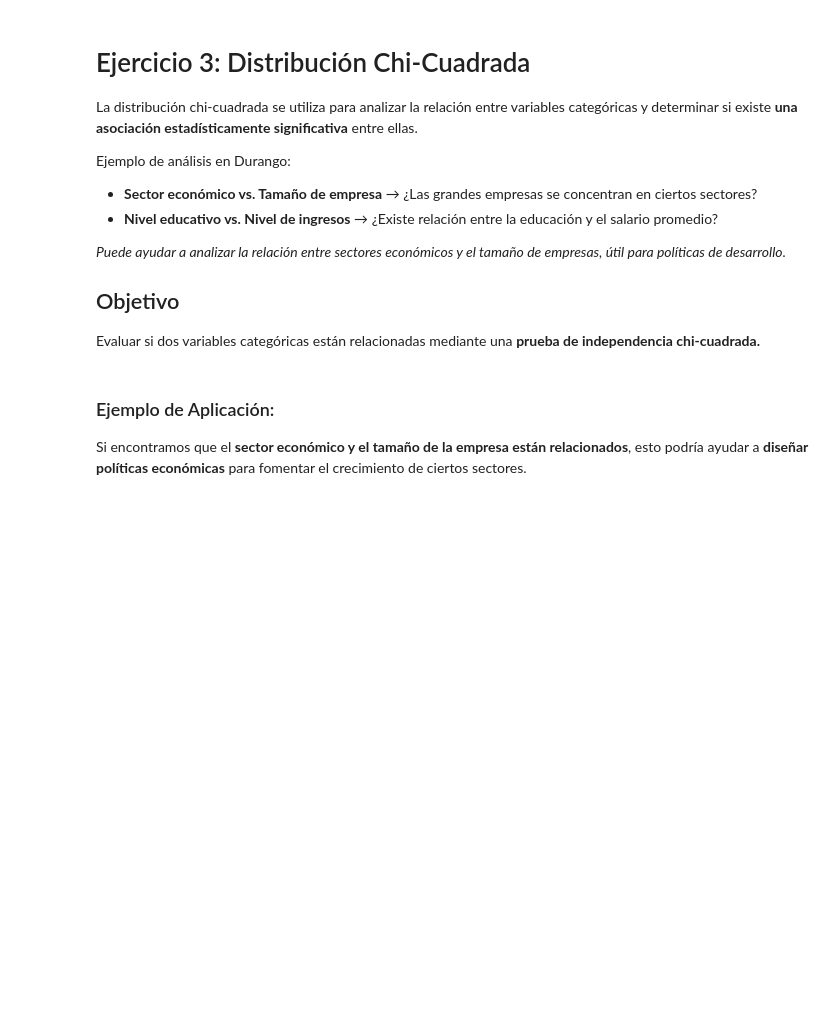
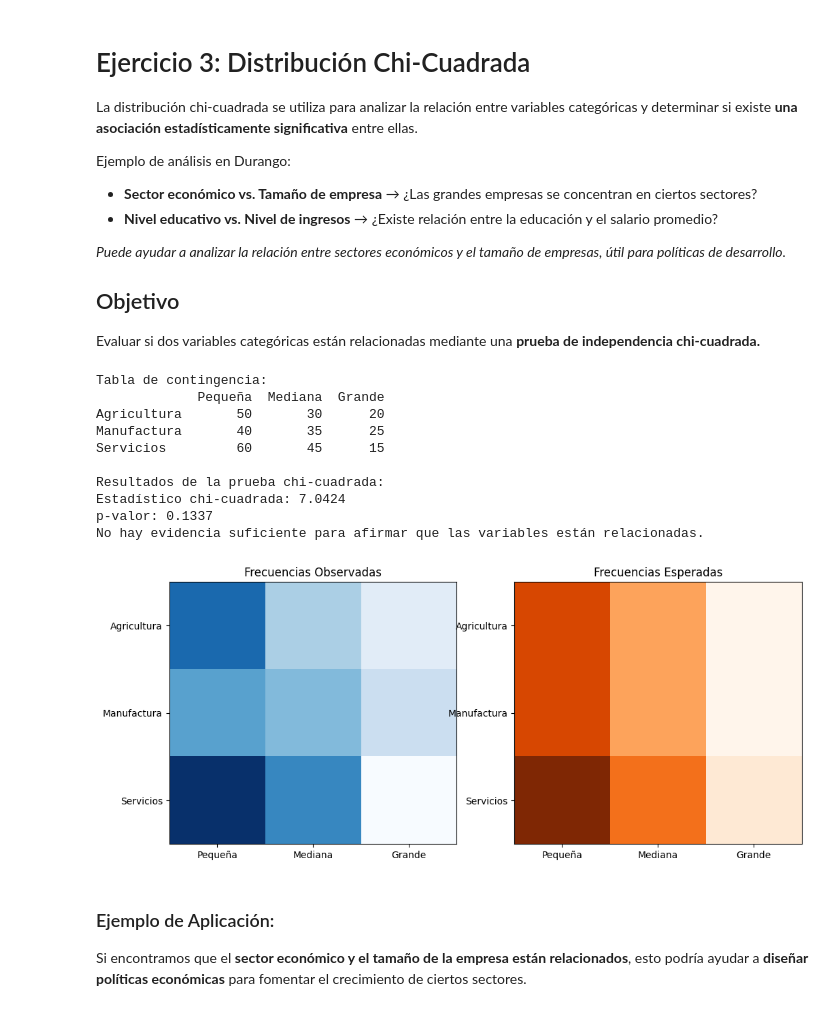
Before and after one commit to elmilanos/ProbabilityStatistics, a Jupyter notebook: Práctica_Módulo_7_Distribuciones_de_Probabilidad_Continua.ipynb, the cells around one changed output. Saved outputs shown, nothing was run; the diff lists cells and outputs as text; code cells hidden in the pictures; blank space fills up the shorter version.

```diff
--- a/Práctica_Módulo_7_Distribuciones_de_Probabilidad_Continua.ipynb
+++ b/Práctica_Módulo_7_Distribuciones_de_Probabilidad_Continua.ipynb
@@ -137,3 +122,65 @@ else:
+# %%
+# --- EJERCICIO 3: DISTRIBUCIÓN CHI-CUADRADA ---
+import pandas as pd
+from scipy.stats import chi2_contingency
+
+# Definir sectores económicos y tamaños de empresas
+sectores = ['Agricultura', 'Manufactura', 'Servicios']
+tamanos = ['Pequeña', 'Mediana', 'Grande']
+
+# Crear una tabla de contingencia sintética
+tabla_contingencia = pd.DataFrame(
+    data=[[50, 30, 20], [40, 35, 25], [60, 45, 15]],
+    index=sectores,
+    columns=tamanos
+)
+
+# Aplicar la prueba de chi-cuadrada
+chi2_stat, p_valor, dof, esperados = chi2_contingency(tabla_contingencia)
+
+print("Tabla de contingencia:")
+print(tabla_contingencia)
+print("\nResultados de la prueba chi-cuadrada:")
+print(f"Estadístico chi-cuadrada: {chi2_stat:.4f}")
+print(f"p-valor: {p_valor:.4f}")
+
+if p_valor > 0.05:
+    print("No hay evidencia suficiente para afirmar que las variables están relacionadas.")
+else:
+    print("Existe una relación estadísticamente significativa entre el sector económico y el tamaño de la empresa.")
+
+# Graficar frecuencias observadas y esperadas
+fig, ax = plt.subplots(1, 2, figsize=(12, 5))
+
+# Gráfico de frecuencias observadas
+ax[0].imshow(tabla_contingencia, cmap='Blues', aspect='auto')
+ax[0].set_xticks(np.arange(len(tamanos)))
+ax[0].set_yticks(np.arange(len(sectores)))
+ax[0].set_xticklabels(tamanos)
+ax[0].set_yticklabels(sectores)
+ax[0].set_title("Frecuencias Observadas")
+
+# Gráfico de frecuencias esperadas
+ax[1].imshow(esperados, cmap='Oranges', aspect='auto')
+ax[1].set_xticks(np.arange(len(tamanos)))
+ax[1].set_yticks(np.arange(len(sectores)))
+ax[1].set_xticklabels(tamanos)
+ax[1].set_yticklabels(sectores)
+ax[1].set_title("Frecuencias Esperadas")
+
+plt.show()
+# %% [output]
+Tabla de contingencia:
+             Pequeña  Mediana  Grande
+Agricultura       50       30      20
+Manufactura       40       35      25
+Servicios         60       45      15
+
+Resultados de la prueba chi-cuadrada:
+Estadístico chi-cuadrada: 7.0424
+p-valor: 0.1337
+No hay evidencia suficiente para afirmar que las variables están relacionadas.
+[figure, added]
 # %% [markdown]
 ### Ejemplo de Aplicación:
 Si encontramos que el **sector económico y el tamaño de la empresa están relacionados**, esto podría ayudar a **diseñar políticas económicas** para fomentar el crecimiento de ciertos sectores.
```
Also changed, not shown: parts of 4 cells of this notebook.
